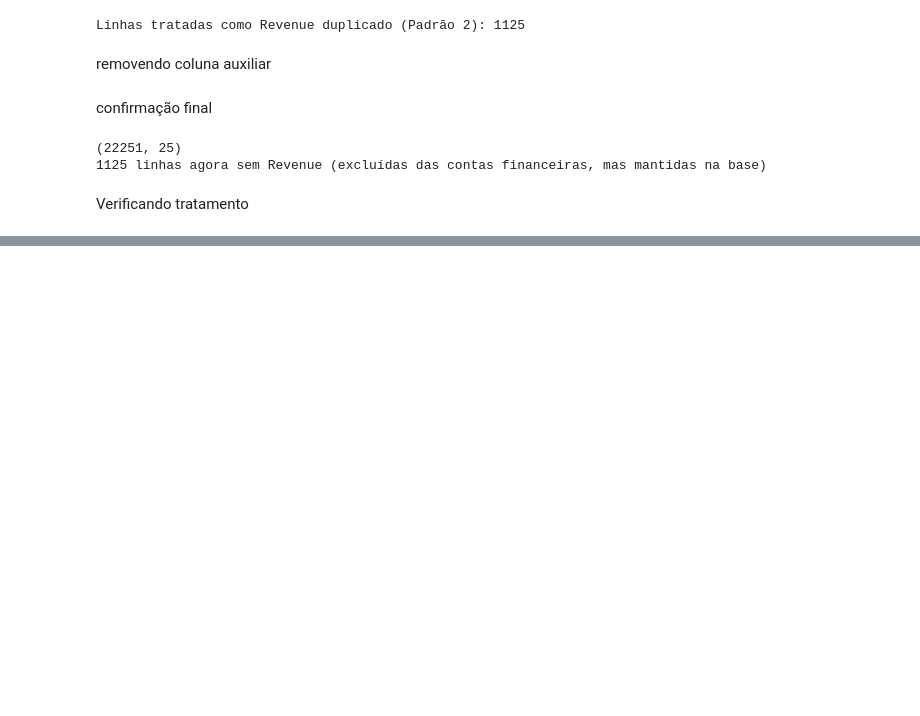
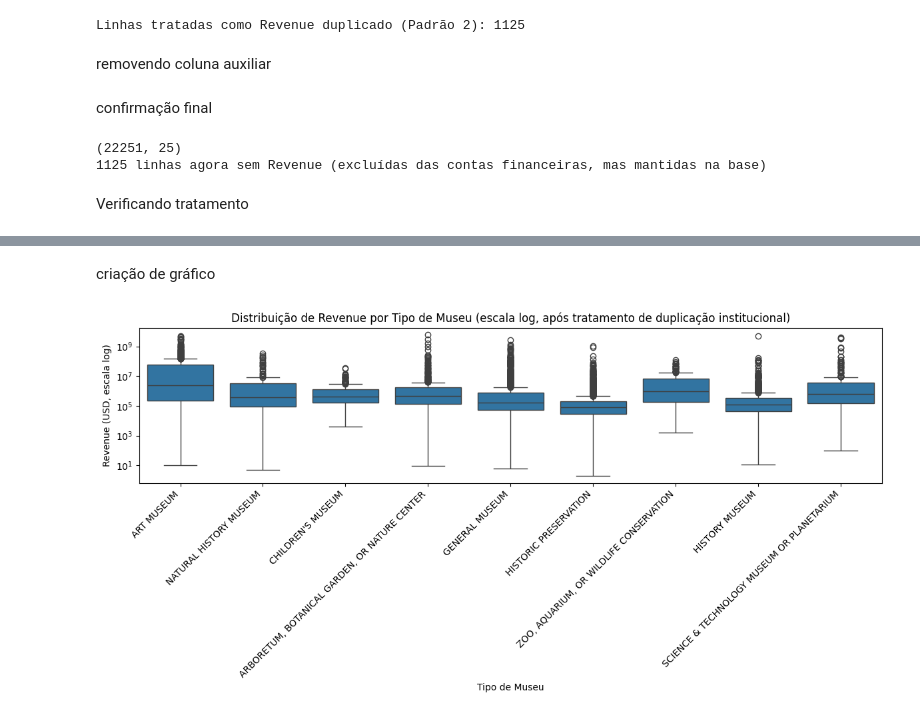
Before and after one commit to walenkildely/data2-museum-analise, a Jupyter notebook: notebook/data2-museum-analise.ipynb, the cells around one changed output, grey strips where cells are left out. Drawn from its saved outputs; the diff is of its cells as text; code cells hidden in the pictures; blank space fills up the shorter version.

Commit message:
feat: adiciona boxplot de Revenue por Museum Type e conclusao

```diff
--- a/notebook/data2-museum-analise.ipynb
+++ b/notebook/data2-museum-analise.ipynb
@@ -373,3 +373,23 @@ df_financeiro_corrigido.groupby("Museum Type")["Revenue"].describe()
 | NATURAL HISTORY MUSEUM | 206.0 | 9.484033e+06 | 3.905082e+07 | 0.0 | 0.0 | 85463.0 | 726914.75 | 3.561187e+08 |
 | SCIENCE & TECHNOLOGY MUSEUM OR PL... | 359.0 | 4.336245e+07 | 3.452131e+08 | -1723674.0 | 0.0 | 196226.0 | 1948542.50 | 4.139063e+09 |
 | ZOO, AQUARIUM, OR WILDLIFE CONSER... | 287.0 | 5.404027e+06 | 1.407466e+07 | 0.0 | 0.0 | 317894.0 | 2910347.00 | 1.210595e+08 |
+# %% [markdown]
+criação de gráfico
+# %%
+import matplotlib.pyplot as plt
+import seaborn as sns
+
+dados_grafico = df_financeiro_corrigido.dropna(subset=["Revenue"])
+dados_grafico = dados_grafico[dados_grafico["Revenue"] > 0]
+
+plt.figure(figsize=(12, 6))
+sns.boxplot(data=dados_grafico, x="Museum Type", y="Revenue")
+plt.yscale("log")
+plt.xticks(rotation=45, ha="right")
+plt.title("Distribuição de Revenue por Tipo de Museu (escala log, após tratamento de duplicação institucional)")
+plt.ylabel("Revenue (USD, escala log)")
+plt.xlabel("Tipo de Museu")
+plt.tight_layout()
+plt.show()
+# %% [output]
+[figure, added]
```
Also changed, not shown: parts of 1 cell of this notebook.
